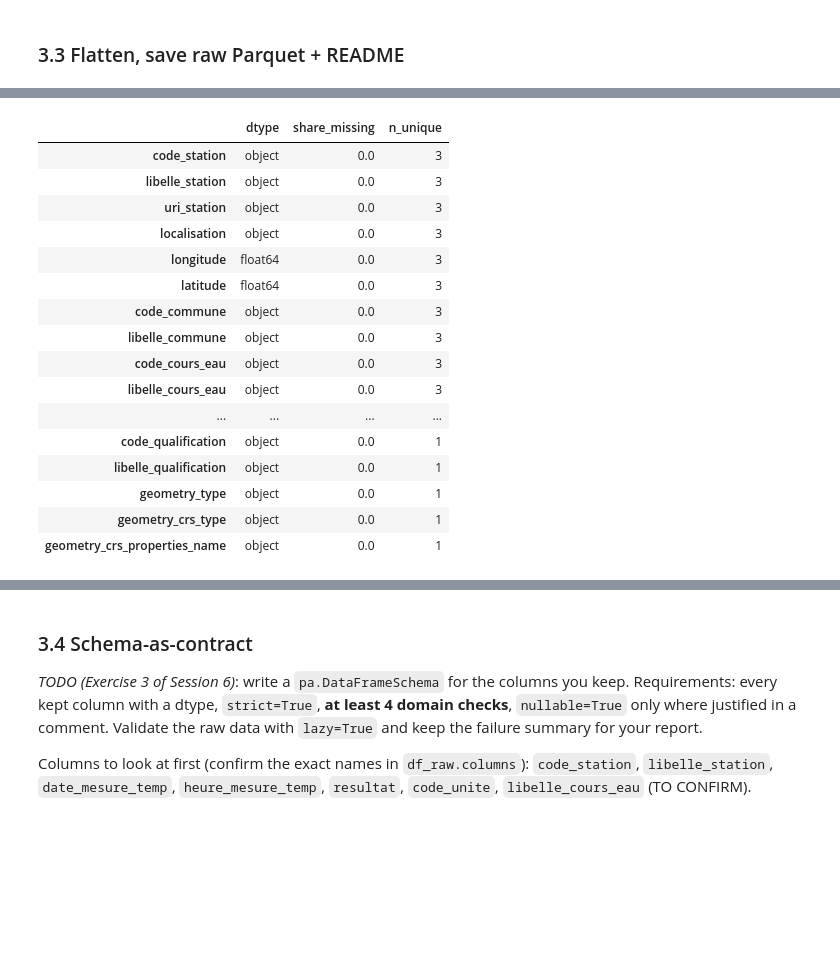
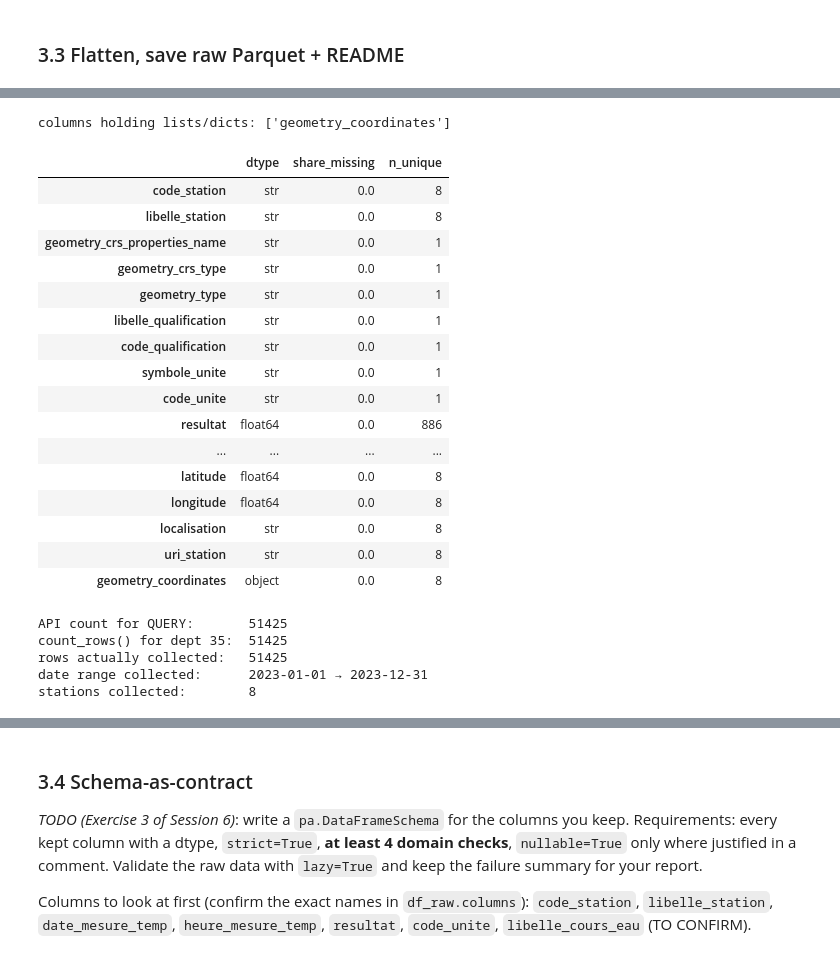
Before and after one commit to andreapenacastro/Project_07_Hubeau_River_Temperature, a Jupyter notebook: project_07_hubeau_river_temperature.ipynb, the cells around one changed output, grey strips where cells are left out. Drawn from its saved outputs; the diff is of its cells as text; code cells hidden in the pictures; blank space fills up the shorter version.

Commit message:
Section 3: additional tables + Section 3.4 schema done

```diff
--- a/project_07_hubeau_river_temperature.ipynb
+++ b/project_07_hubeau_river_temperature.ipynb
@@ -129,14 +166,14 @@ def get(url, params=None):
 # %% [markdown]
 ### 3.2 Collect
 # %%
-def collect_next_link(url, params, items_key, max_rows=MAX_ROWS):
+def collect_next_link(url, params, items_key, max_rows=MAX_ROWS, verbose=True):
     """APIs that return the URL of the next page in the response ("next").
     We follow it until it disappears or we have enough rows."""
     rows, first = [], True
     while url and len(rows) < max_rows:
         r = get(url, params=params if first else None)   # the next link already contains the params
         page = r.json()
-        if first:
+        if first and verbose:
             total = page.get("total", page.get("count"))
             print(f"API reports {total:,} matching rows" if total is not None else "total unknown")
         rows += page.get(items_key, [])
@@ -153,12 +225,6 @@ collected 20,000 rows at 2026-11-04T12:24:16+00:00
 ### 3.3 Flatten, save raw Parquet + README
 # %%
 df_raw = pd.json_normalize(raw_rows, sep='_')
-
-# GeoJSON point -> json_normalize leaves [lon, lat] as a Python list (unhashable, breaks nunique / schema).
-# Split it into two numeric columns. Log this as a decision in Section 4.
-coords = df_raw.pop("geometry_coordinates")
-df_raw["longitude"] = coords.str[0]
-df_raw["latitude"] = coords.str[1]
 # %%
 raw_path = DATA / "raw" / "raw.parquet"
 df_raw.to_parquet(raw_path, index=False)
@@ -182,26 +248,53 @@ df_raw.head()
 # %%
+# Some columns contain lists (json_normalize only flattens dicts) — find them first
+list_cols = [c for c in df_raw.columns
+             if df_raw[c].map(lambda v: isinstance(v, (list, dict))).any()]
+print("columns holding lists/dicts:", list_cols)
+
+# Make those cells hashable (as text) just for counting distinct values
+hashable = df_raw.copy()
+for c in list_cols:
+    hashable[c] = hashable[c].map(lambda v: str(v) if isinstance(v, (list, dict)) else v)
+
 # First look: types, missing share, number of distinct values per column
 overview = pd.DataFrame({
     "dtype": df_raw.dtypes.astype(str),
     "share_missing": df_raw.isna().mean().round(3),
-    "n_unique": df_raw.nunique(dropna=True),
+    "n_unique": hashable.nunique(dropna=True),
 }).sort_values("share_missing", ascending=False)
 overview
 # %% [output]
+columns holding lists/dicts: ['geometry_coordinates']
 |  | dtype | share_missing | n_unique |
-| code_station | object | 0.0 | 3 |
-| libelle_station | object | 0.0 | 3 |
-| uri_station | object | 0.0 | 3 |
-| localisation | object | 0.0 | 3 |
-| longitude | float64 | 0.0 | 3 |
-| latitude | float64 | 0.0 | 3 |
-| code_commune | object | 0.0 | 3 |
-| libelle_commune | object | 0.0 | 3 |
-| code_cours_eau | object | 0.0 | 3 |
-| libelle_cours_eau | object | 0.0 | 3 |
+| code_station | str | 0.0 | 8 |
+| libelle_station | str | 0.0 | 8 |
+| geometry_crs_properties_name | str | 0.0 | 1 |
+| geometry_crs_type | str | 0.0 | 1 |
+| geometry_type | str | 0.0 | 1 |
+| libelle_qualification | str | 0.0 | 1 |
+| code_qualification | str | 0.0 | 1 |
+| symbole_unite | str | 0.0 | 1 |
+| code_unite | str | 0.0 | 1 |
+| resultat | float64 | 0.0 | 886 |
 | ... | ... | ... | ... |
-| code_qualification | object | 0.0 | 1 |
-| libelle_qualification | object | 0.0 | 1 |
-| geometry_type | object | 0.0 | 1 |
-| geometry_crs_type | object | 0.0 | 1 |
-| geometry_crs_properties_name | object | 0.0 | 1 |
+| latitude | float64 | 0.0 | 8 |
+| longitude | float64 | 0.0 | 8 |
+| localisation | str | 0.0 | 8 |
+| uri_station | str | 0.0 | 8 |
+| geometry_coordinates | object | 0.0 | 8 |
+# %%
+# Compare: what the API says for our exact QUERY vs what we actually collected
+page = get(BASE_URL, params=QUERY).json()
+print("API count for QUERY:      ", page.get("count"))
+print("count_rows() for dept 35: ", count_rows({"code_departement": "35",
+                                                "date_debut_mesure": QUERY["date_debut_mesure"],
+                                                "date_fin_mesure": QUERY["date_fin_mesure"]}))
+print("rows actually collected:  ", len(df_raw))
+print("date range collected:     ", df_raw["date_mesure_temp"].min(), "→", df_raw["date_mesure_temp"].max())
+print("stations collected:       ", df_raw["code_station"].nunique())
+# %% [output]
+API count for QUERY:       51425
+count_rows() for dept 35:  51425
+rows actually collected:   51425
+date range collected:      2023-01-01 → 2023-12-31
+stations collected:        8
```
Also changed, not shown: parts of 46 cells of this notebook.
